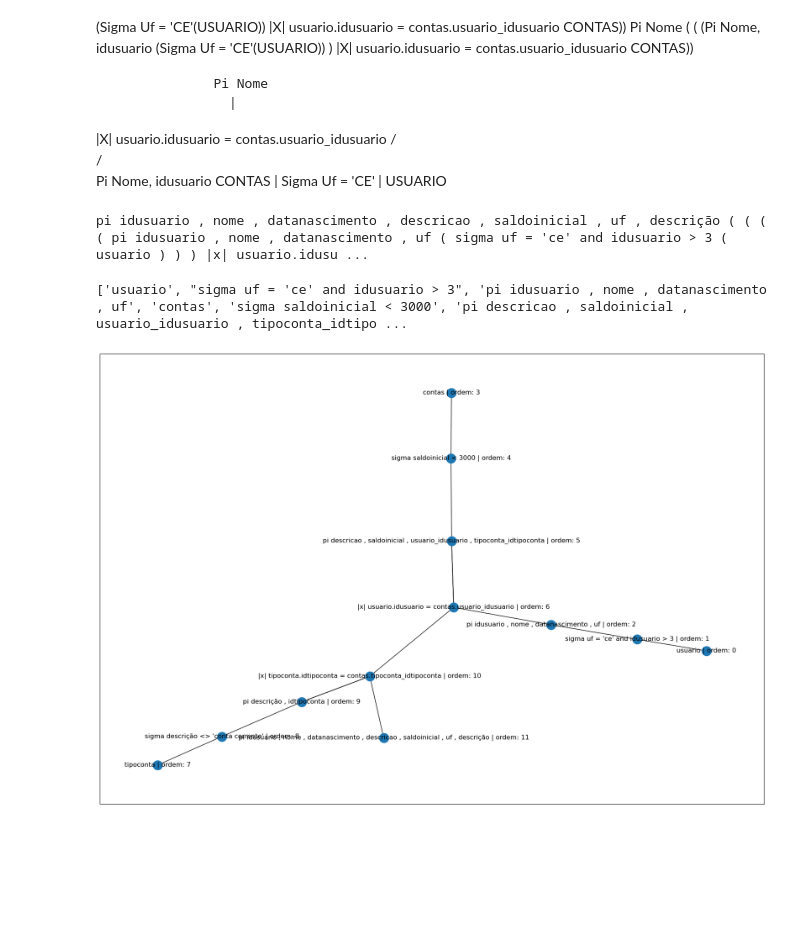
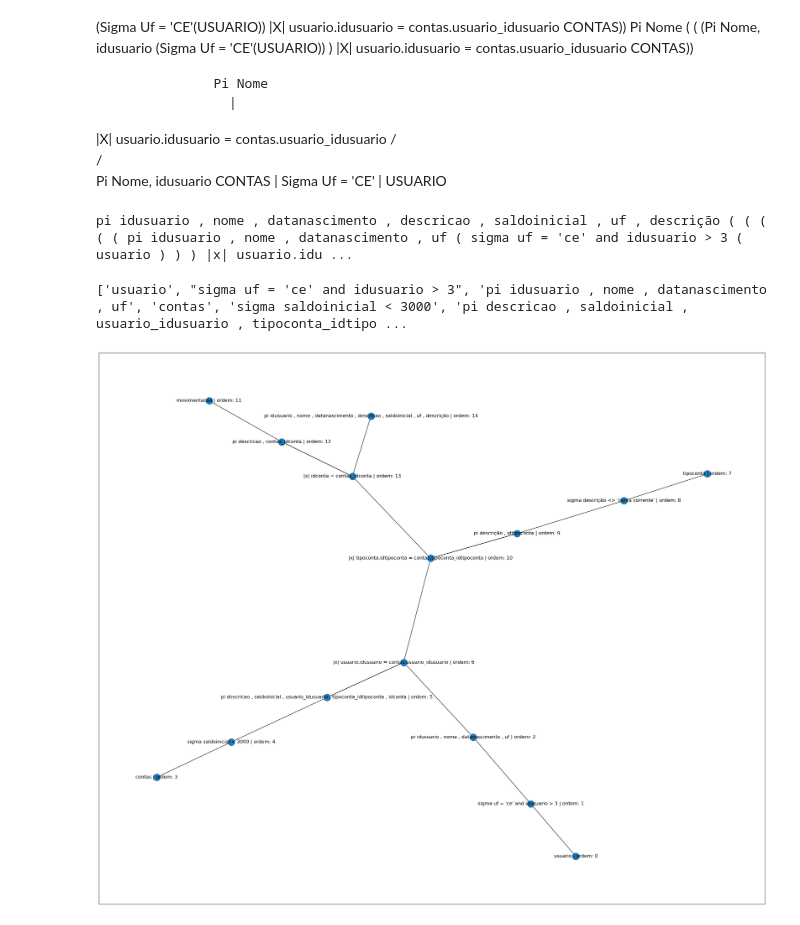
Before and after one commit to wendeljuliao/Processador-de-Consultas, a Jupyter notebook: ProcessadorConsultas-Wendel.ipynb, the cells around one changed output. Saved outputs shown, nothing was run; the diff lists cells and outputs as text; code cells hidden in the pictures; blank space fills up the shorter version.

```diff
--- a/ProcessadorConsultas-Wendel.ipynb
+++ b/ProcessadorConsultas-Wendel.ipynb
@@ -69,18 +74,6 @@ def optimization_alg_rel(text):
     array_fields = []
     index_parentense = -1
     index_sigma = -1
-
-    #if 'sigma' in splited_text:
-    #    index_sigma = splited_text.index('sigma')
-
-     #   for i in range(index_sigma + 1, len(splited_text)):
-      #      if splited_text[i] in operatorsBasics:
-       #         dict_aux = { "field": splited_text[i - 1], "operator": splited_text[i], "value": splited_text[i + 1]}
-        #        array_fields.append(dict_aux)
-
-         #   if splited_text[i].find('(') != -1:
-          #      index_parentense = i
-           #     break
 
     if 'sigma' in text_lower_case:
         index_sigma = text_lower_case.index('sigma')
@@ -118,12 +111,21 @@ def optimization_alg_rel(text):
         "Categoria": False
     }
 
-    for dict_field in array_fields:
+    for sentence in array_fields:
         for table in database.keys():
             # achou = dict_field.get('field').lower() in [x.lower() for x in database.get(table)]
-            achou = dict_field.split()[0].lower() in [x.lower() for x in database.get(table)]
+
+            value = sentence.split()[0].lower()
+
+            value_split_dot = value.split('.')
+
+            if len(value_split_dot) >= 2:
+                value = value_split_dot[1]
+
+            achou = value in [x.lower() for x in database.get(table)]
+
             if achou:
-                dict_tables_aux.get(table).append(dict_field)
+                dict_tables_aux.get(table).append(sentence)
     # print(dict_tables_aux)
 
     text_lower_case = text_lower_case.replace("sigma", '')
@@ -139,10 +141,10 @@ def optimization_alg_rel(text):
 
             textTransformed = 'sigma'
 
-            for dict_aux in array_aux:
+            for value_aux in array_aux:
 
                 # textBase = dict_aux.get('field') + " " + dict_aux.get('operator') + " " + dict_aux.get('value')
-                textBase = dict_aux
+                textBase = value_aux
 
                 text_lower_case = text_lower_case.replace(textBase, '')
 
@@ -187,7 +189,7 @@ def optimization_alg_rel(text):
             chave2 = splited_text[i + 3].split('.')
 
             aux_chave1 = splited_text[i + 1]
-            aux_chave2 = splited_text[i + 1]
+            aux_chave2 = splited_text[i + 3]
 
             if len(chave1) > 1:
                 aux_chave1 = chave1[1]
@@ -257,11 +259,11 @@ def optimization_alg_rel(text):
 
     return text_lower_case
 # %%
-alg_rel_optimized = optimization_alg_rel(testeProf2)
+alg_rel_optimized = optimization_alg_rel(teste8)
 
 print(alg_rel_optimized)
 # %% [output]
-pi idusuario , nome , datanascimento , descricao , saldoinicial , uf , descrição ( ( ( ( pi idusuario , nome , datanascimento , uf ( sigma uf = 'ce' and idusuario > 3 ( usuario ) ) ) |x| usuario.idusu ...
+pi idusuario , nome , datanascimento , descricao , saldoinicial , uf , descrição ( ( ( ( ( pi idusuario , nome , datanascimento , uf ( sigma uf = 'ce' and idusuario > 3 ( usuario ) ) ) |x| usuario.idu ...
 # %%
 class Vertice:
 
@@ -320,8 +322,7 @@ def create_grafo(alg_rel_optimized):
     array_parenteses_clean = []
     text_aux_anterior = None
 
-    padraoTirarParenteses = re.compile(r'\([^)]*\)')
-
+    ## tudo que estiver entre parentenses é removido
     for i in array_parenteses:
         text_aux = " ".join(splitted_text[i['indexAbrir']+1:i['indexFechar']])
 
@@ -385,10 +386,10 @@ grafo_ord_exec = create_grafo(alg_rel_optimized)
 # %% [output]
 ['usuario', "sigma uf = 'ce' and idusuario > 3", 'pi idusuario , nome , datanascimento , uf', 'contas', 'sigma saldoinicial < 3000', 'pi descricao , saldoinicial , usuario_idusuario , tipoconta_idtipo ...
 # %%
-plt.figure(figsize=(22,15))
+plt.figure(figsize=(30,25))
 
 pos = nx.spring_layout(grafo_ord_exec)
 nx.draw_networkx(grafo_ord_exec, pos, with_labels=True)
 plt.show()
 # %% [output]
-[figure, old version]
+[figure, new version]
```
Also changed, not shown: parts of 2 cells of this notebook.
